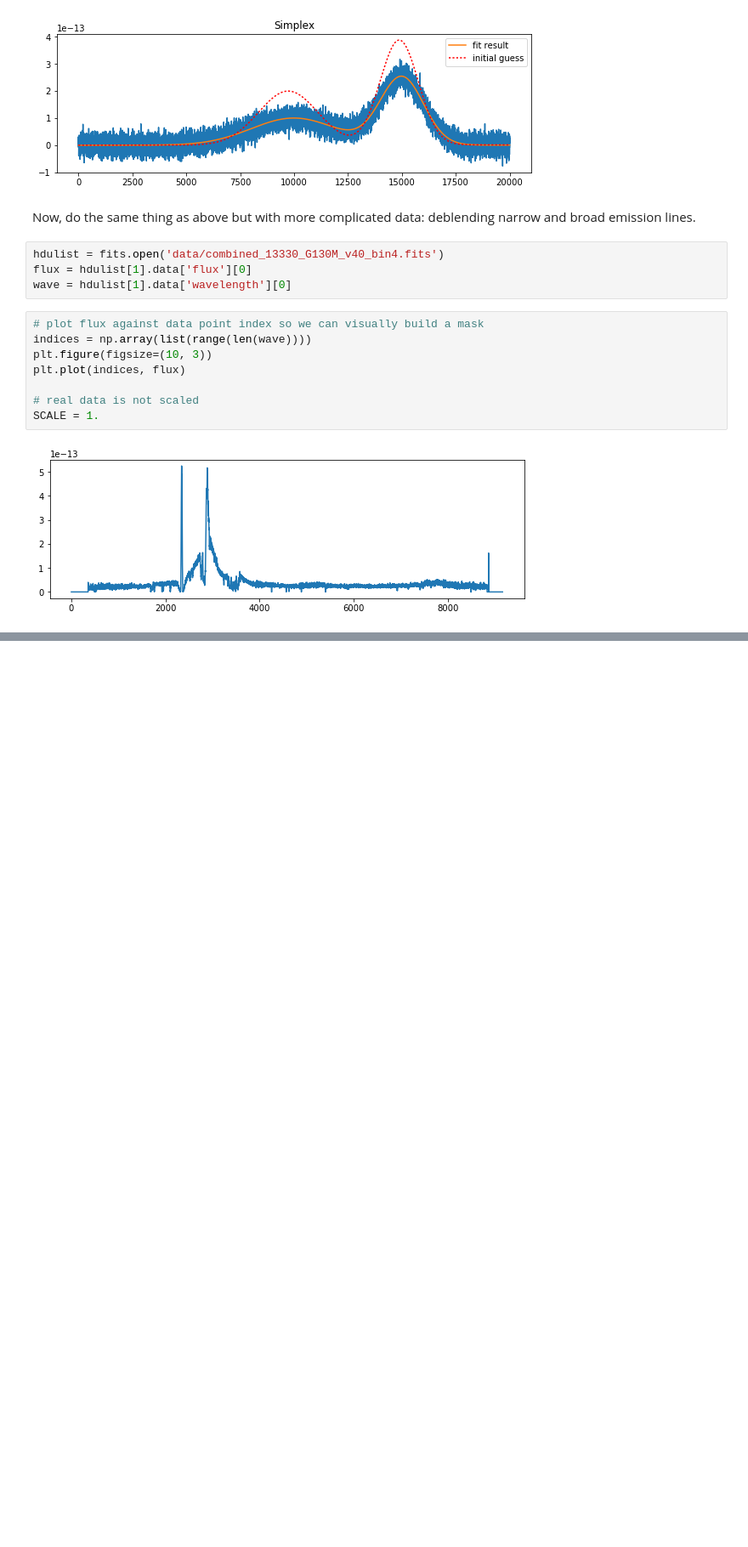
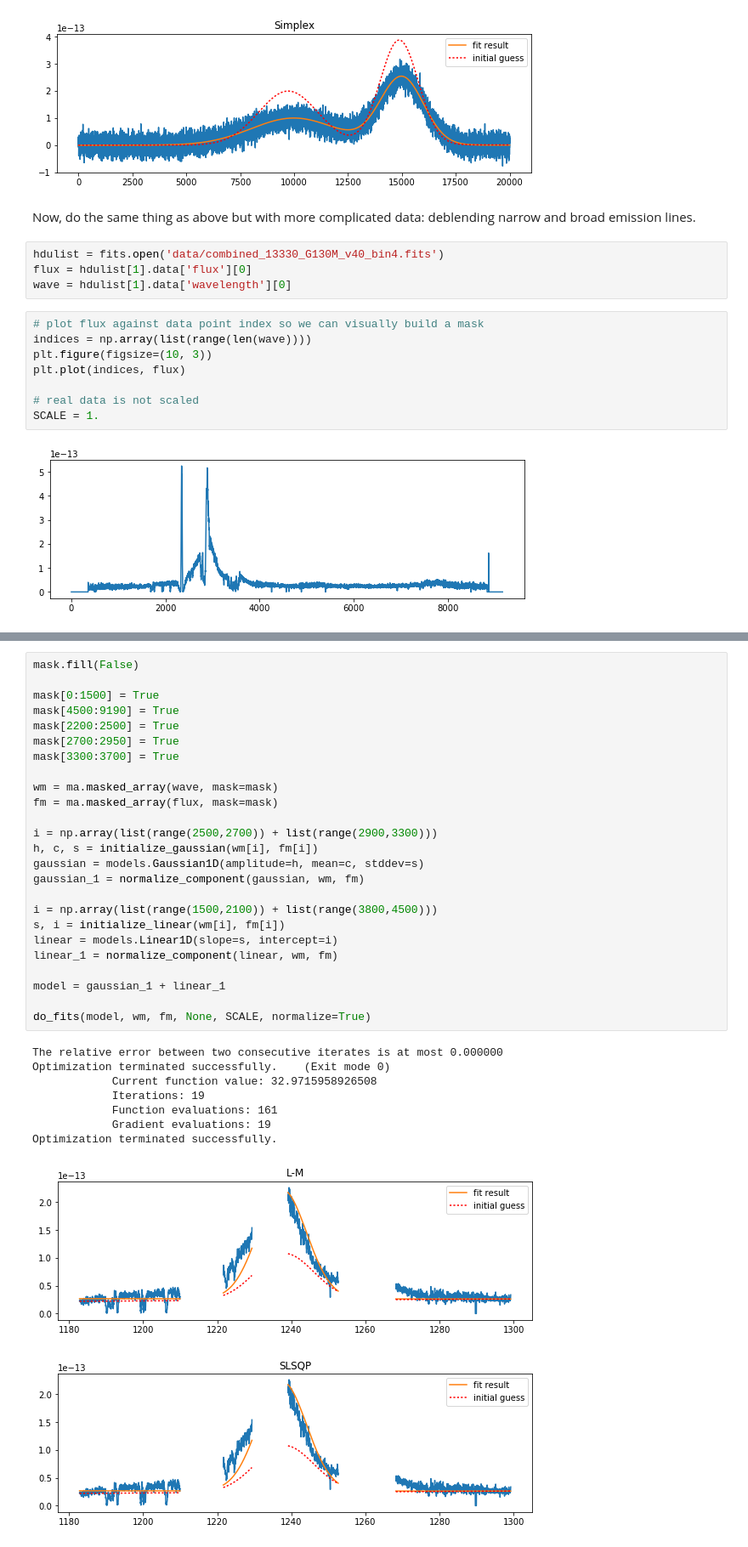
Before and after one commit to ibusko/experiments_specviz, a Jupyter notebook: experiment_normalization.ipynb, the cells around one changed output, grey strips where cells are left out. Shown: that part at 85% size. Drawn from its saved outputs; the diff is of its cells as text; blank space fills up the shorter version.

```diff
--- a/experiment_normalization.ipynb
+++ b/experiment_normalization.ipynb
@@ -447,0 +452,35 @@ Optimization terminated successfully.
+# %%
+mask.fill(False)
+
+mask[0:1500] = True
+mask[4500:9190] = True
+mask[2200:2500] = True
+mask[2700:2950] = True
+mask[3300:3700] = True
+
+wm = ma.masked_array(wave, mask=mask)
+fm = ma.masked_array(flux, mask=mask)
+
+i = np.array(list(range(2500,2700)) + list(range(2900,3300)))
+h, c, s = initialize_gaussian(wm[i], fm[i])
+gaussian = models.Gaussian1D(amplitude=h, mean=c, stddev=s)
+gaussian_1 = normalize_component(gaussian, wm, fm)
+
+i = np.array(list(range(1500,2100)) + list(range(3800,4500)))
+s, i = initialize_linear(wm[i], fm[i])
+linear = models.Linear1D(slope=s, intercept=i)
+linear_1 = normalize_component(linear, wm, fm)
+
+model = gaussian_1 + linear_1
+
+do_fits(model, wm, fm, None, SCALE, normalize=True)
+# %% [output]
+The relative error between two consecutive iterates is at most 0.000000
+Optimization terminated successfully.    (Exit mode 0)
+            Current function value: 32.9715958926508
+            Iterations: 19
+            Function evaluations: 161
+            Gradient evaluations: 19
+Optimization terminated successfully.
+[figure, added]
+[figure, added]
```
Also changed, not shown: parts of 12 cells of this notebook.
